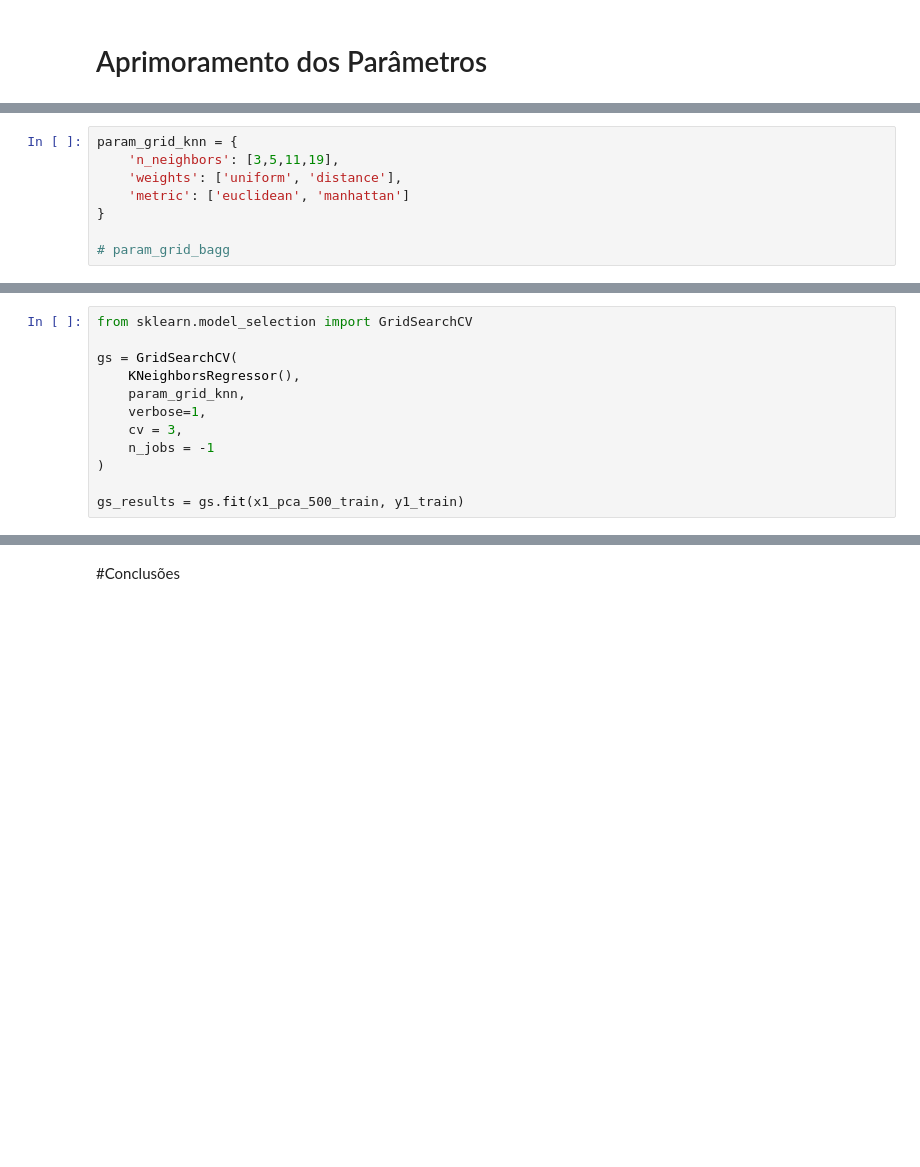
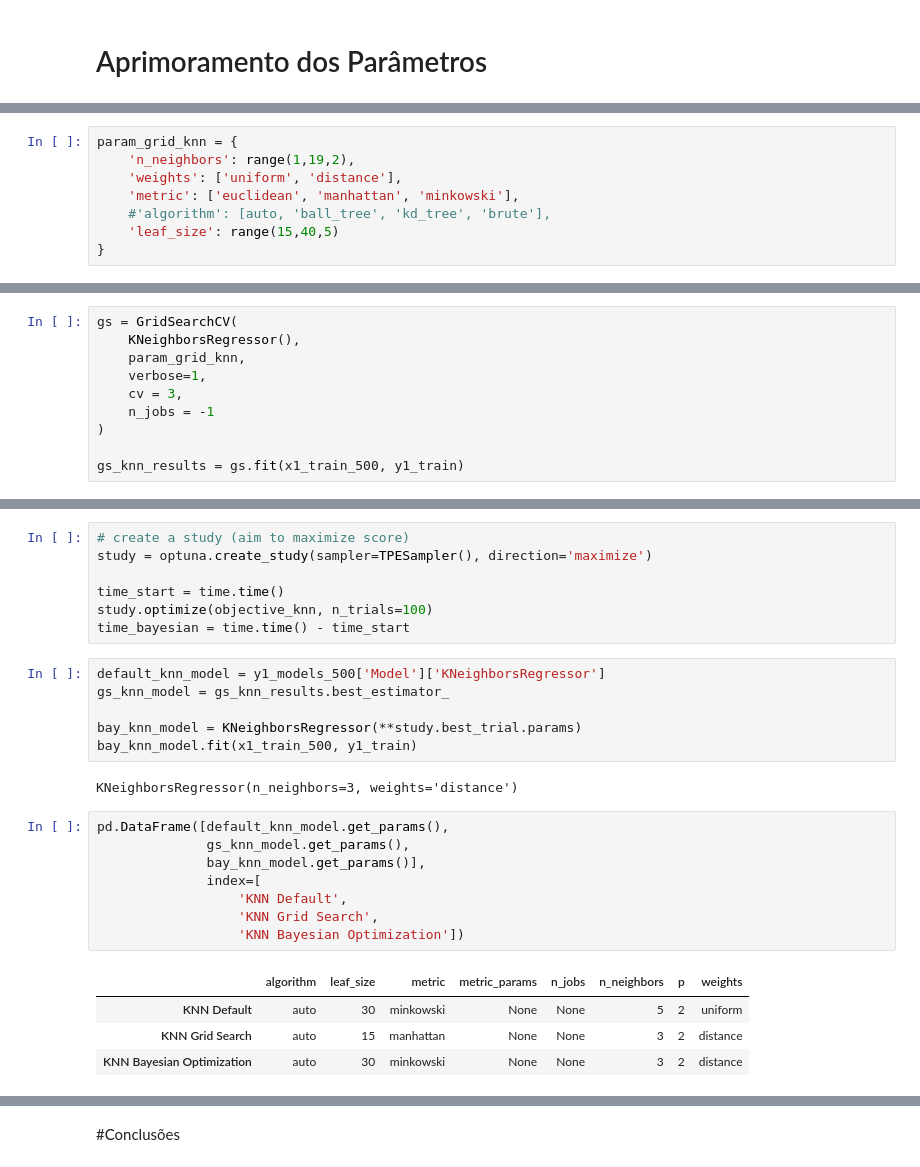
Before and after one commit to daniellcosmo/CBM_Naval_Propulsion_Plant_ML, a Jupyter notebook: CBM_Naval_Propulsion_Plant.ipynb, the cells around one changed output, grey strips where cells are left out. Cells and saved outputs as stored; diff of their text form; blank space fills up the shorter version.

```diff
--- a/CBM_Naval_Propulsion_Plant.ipynb
+++ b/CBM_Naval_Propulsion_Plant.ipynb
@@ -844,9 +856,9 @@ fig.show()
 # %%
 param_grid_knn = {
-    'n_neighbors': [3,5,11,19],
+    'n_neighbors': range(1,19,2),
     'weights': ['uniform', 'distance'],
-    'metric': ['euclidean', 'manhattan']
+    'metric': ['euclidean', 'manhattan', 'minkowski'],
+    #'algorithm': [auto, 'ball_tree', 'kd_tree', 'brute'],
+    'leaf_size': range(15,40,5)
 }
-
-# param_grid_bagg
 # %% [markdown]
@@ -854,6 +866,4 @@ param_grid_knn = {
 # %%
-from sklearn.model_selection import GridSearchCV
-
 gs = GridSearchCV(
     KNeighborsRegressor(),
     param_grid_knn,
@@ -862,5 +872,5 @@ gs = GridSearchCV(
     n_jobs = -1
 )
 
-gs_results = gs.fit(x1_pca_500_train, y1_train)
+gs_knn_results = gs.fit(x1_train_500, y1_train)
 # %% [output]
@@ -909,0 +900,28 @@ def score_models(x_train, y_train, x_test, y_test, models):
+# %%
+# create a study (aim to maximize score)
+study = optuna.create_study(sampler=TPESampler(), direction='maximize')
+
+time_start = time.time()
+study.optimize(objective_knn, n_trials=100)
+time_bayesian = time.time() - time_start
+# %%
+default_knn_model = y1_models_500['Model']['KNeighborsRegressor']
+gs_knn_model = gs_knn_results.best_estimator_
+
+bay_knn_model = KNeighborsRegressor(**study.best_trial.params)
+bay_knn_model.fit(x1_train_500, y1_train)
+# %% [output]
+KNeighborsRegressor(n_neighbors=3, weights='distance')
+# %%
+pd.DataFrame([default_knn_model.get_params(),
+              gs_knn_model.get_params(),
+              bay_knn_model.get_params()],
+              index=[
+                  'KNN Default',
+                  'KNN Grid Search',
+                  'KNN Bayesian Optimization'])
+# %% [output]
+|  | algorithm | leaf_size | metric | metric_params | n_jobs | n_neighbors | p | weights |
+| KNN Default | auto | 30 | minkowski | None | None | 5 | 2 | uniform |
+| KNN Grid Search | auto | 15 | manhattan | None | None | 3 | 2 | distance |
+| KNN Bayesian Optimization | auto | 30 | minkowski | None | None | 3 | 2 | distance |
```
Also changed, not shown: parts of 52 cells of this notebook.
